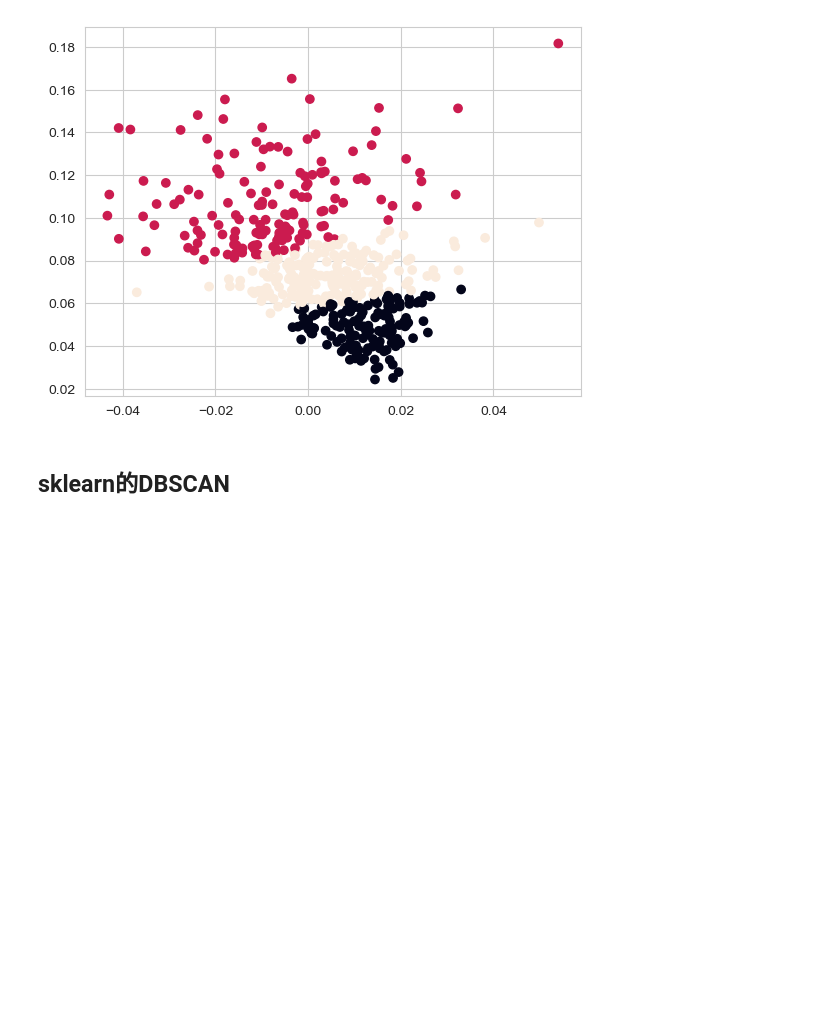
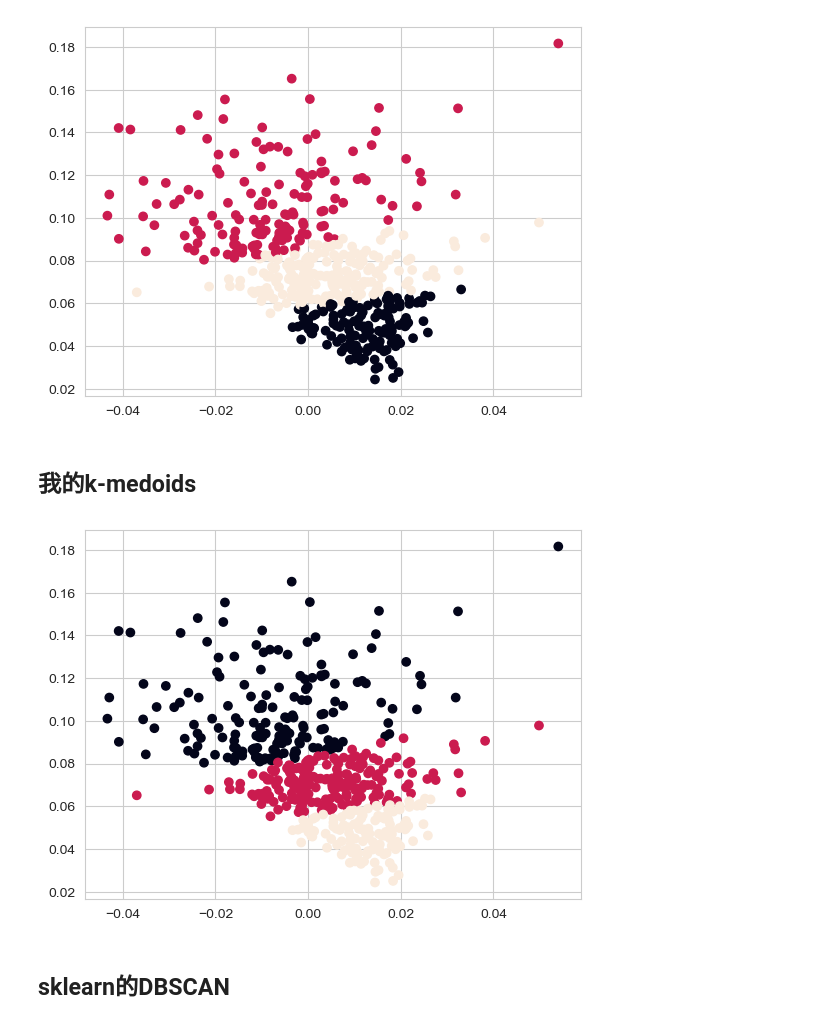
Before and after one commit to seriserendipia/Course-Project-Introduction-to-Machine-Learning, a Jupyter notebook: 机器学习实践/聚类/实验一k-means, k-medoids, dbscan, agens、kmeans、AGNES多方法聚类.ipynb, the cells around one changed output. Saved outputs shown, nothing was run; the diff lists cells and outputs as text; code cells hidden in the pictures; blank space fills up the shorter version.

Commit message:
自己写的k-medoids成功！通过函数传参解决了继承问题，但是传的层数不是很稳要注意，未来要把k—系列抽个框架，把传参好好整理一下

```diff
--- a/机器学习实践/聚类/实验一k-means, k-medoids, dbscan, agens、kmeans、AGNES多方法聚类.ipynb
+++ b/机器学习实践/聚类/实验一k-means, k-medoids, dbscan, agens、kmeans、AGNES多方法聚类.ipynb
@@ -307,6 +296,18 @@ plt.scatter(train_data.iloc[:, 0], train_data.iloc[:, 1], c=y_pred)
 plt.show()
 # %% [output]
 [figure]
+# %% [markdown]
+## 我的k-medoids
+# %%
+from kmeans.mykmedoids import my_k_medoids
+
+
+model = my_k_medoids(train_data, k= 3)
+df = model.get_result_df()
+plt.scatter(df.iloc[:, 0], df.iloc[:, 1], c=df.label)
+plt.show()
+# %% [output]
+[figure, added]
 # %% [markdown]
 ## sklearn的DBSCAN
 # %%
```
Also changed, not shown: parts of 2 cells of this notebook, 4 other files.
